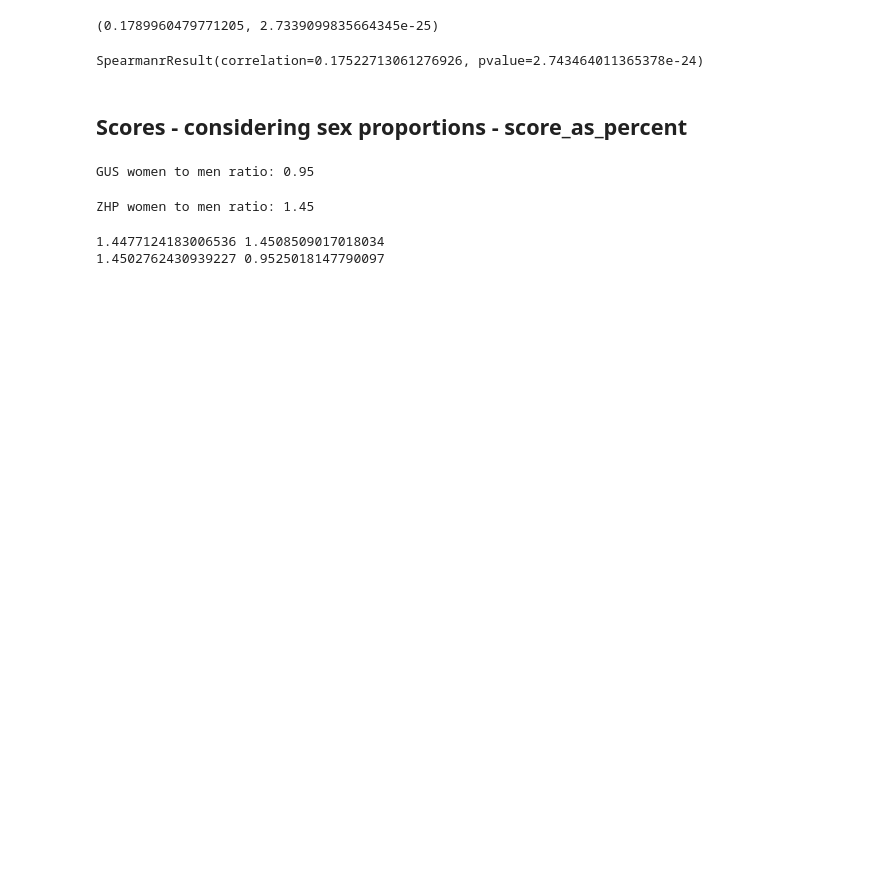
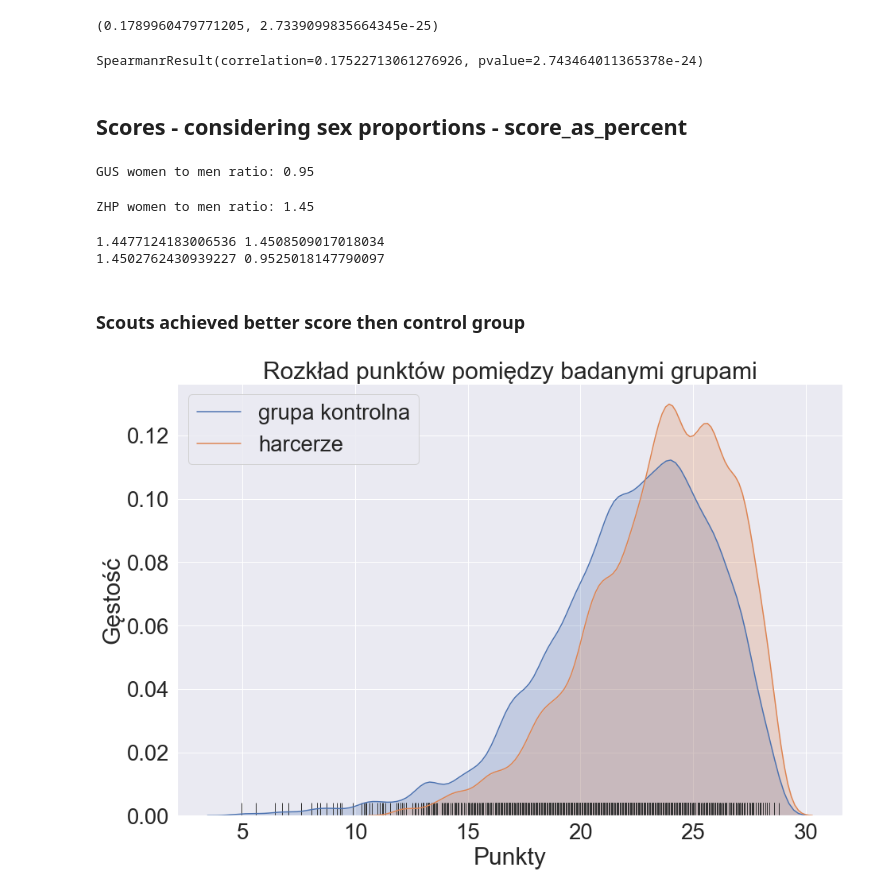
Before and after one commit to krassowska/scouts-and-ticks, a Jupyter notebook: Scores_comparison.ipynb, the cells around one changed output. Cells and saved outputs as stored; diff of their text form; code cells hidden in the pictures; blank space fills up the shorter version.

Commit message:
Add comparison of test scores between studied groups

```diff
--- a/Scores_comparison.ipynb
+++ b/Scores_comparison.ipynb
@@ -278,3 +278,13 @@ print(len(no_scouts_gus_ratio[no_scouts_gus_ratio.is_women]) / len(no_scouts_gus
 # %% [output]
 1.4477124183006536 1.4508509017018034
 1.4502762430939227 0.9525018147790097
+# %% [markdown]
+### Scouts achieved better score then control group
+# %%
+# sns.set_palette("colorblind")
+sns.kdeplot(g[g.is_polish_scout == False].total_score_without_images, bw=.5, label="grupa kontrolna", shade=True)
+sns.kdeplot(g[g.is_polish_scout].total_score_without_images, bw=.5, label="harcerze", shade=True)
+sns.rugplot(g['total_score_without_images'], color='.2', height=0.03)
+labels(title='Rozkład punktów pomiędzy badanymi grupami', x='Punkty', y='Gęstość', legend=True)
+# %% [output]
+[figure, added]
```
Also changed, not shown: parts of 13 cells of this notebook.
